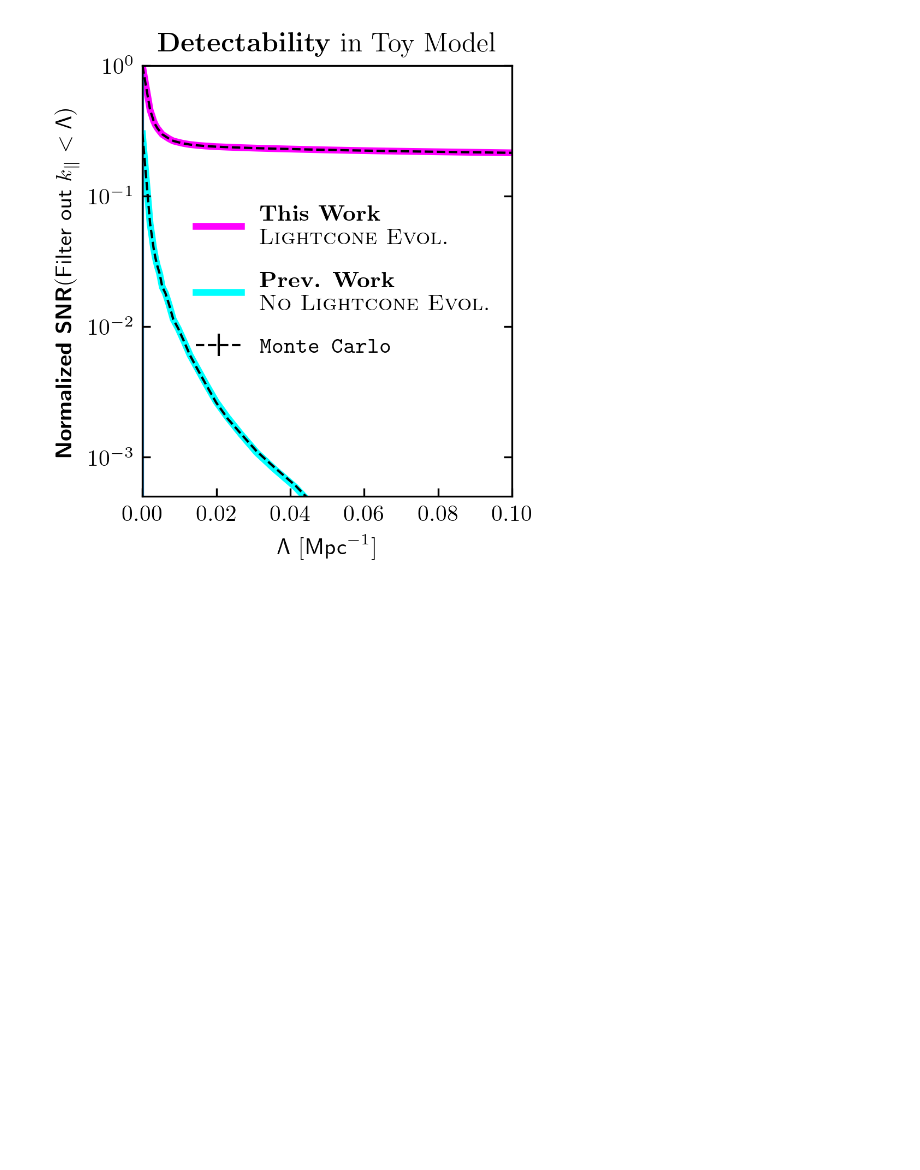
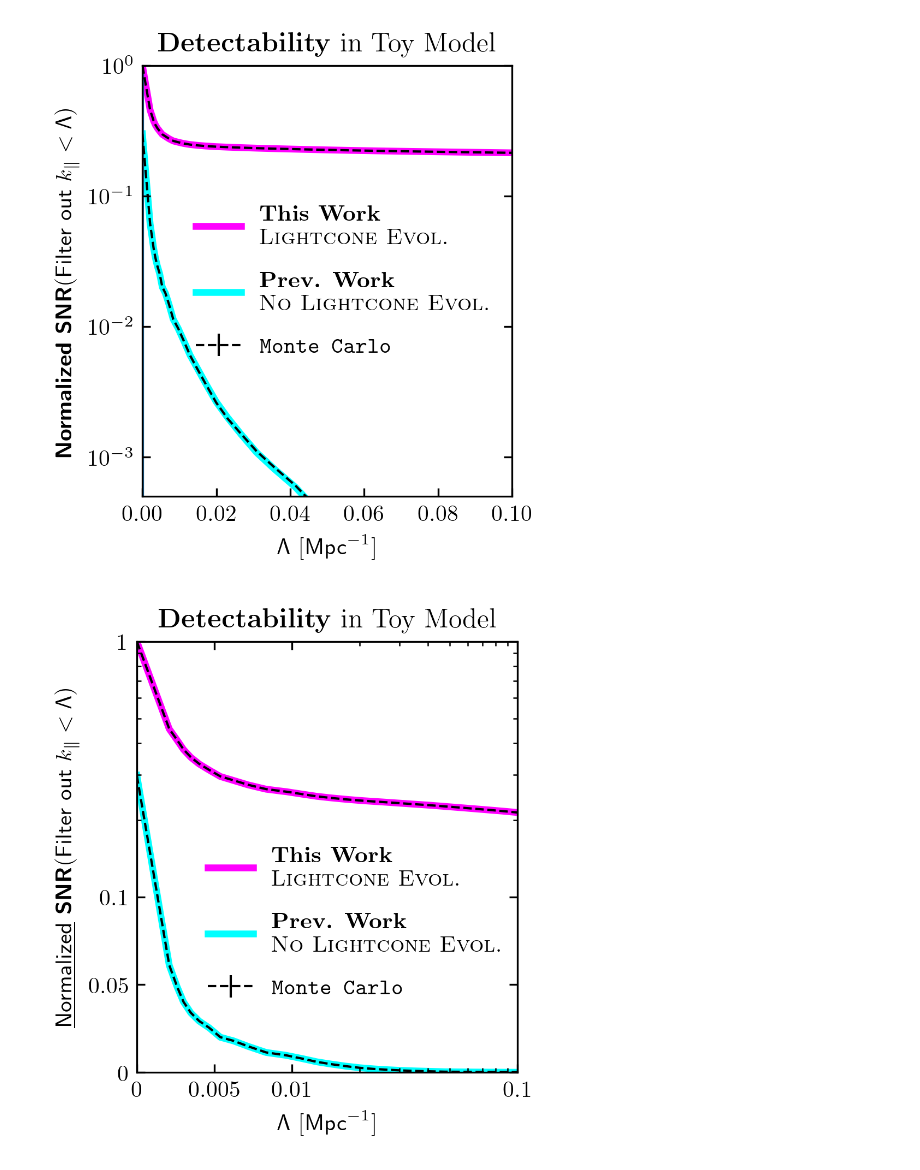
Before and after one commit to DelonShen/LIMxCMBL, a Jupyter notebook: 015.003.2025-05-09.toy-model-viz.ipynb, the cells around one changed output. Cells and saved outputs as stored; diff of their text form; code cells hidden in the pictures; blank space fills up the shorter version.

```diff
--- a/015.003.2025-05-09.toy-model-viz.ipynb
+++ b/015.003.2025-05-09.toy-model-viz.ipynb
@@ -496,3 +479,65 @@ axs[1].axvline()
 plt.savefig('figures/015.003_SNR.pdf',  bbox_inches = 'tight')
 # %% [output]
 [figure]
+# %%
+fig, ax = plt.subplots(nrows=1, ncols=1, sharex=True, figsize=(3,3.3), dpi=300)
+axs = [None, ax]
+
+# SNR2 Plot
+def _plot(x, y, **params):
+    axs[1].plot(x, np.sqrt(y/SNR2s['theoryLC'][0]), **params)
+
+_plot(k_bin_centers, SNR2s['theoryLC'], c=LC_k, lw=3, label=l1)
+_plot(k_bin_centers, SNR2s['theorynLC'], c=nLC_color, lw=nLC_lw, label=l2)
+
+for _type in ['LC', 'nLC']:
+    axs[1].errorbar(k_bin_centers, np.sqrt(SNR2s[_type]/SNR2s['theoryLC'][0]),
+                        yerr=np.sqrt(jnp.sqrt(SNR2s[_type+'_MSE'])/SNR2s['theoryLC'][0]),
+                        lw=1,
+                        ls='--', c=color[_type])
+
+
+axs[1].errorbar([0, 100], [100, 100], yerr=0, lw=1, c='k', ls='--', label=r'\texttt{Monte Carlo}')
+
+# axs[1].set_yscale('log')
+# axs[1].set_ylim(5e-4, 1e0)
+
+
+axs[1].set_ylabel(r'${\textsf{\underline{Normalized} \textbf{SNR}}(\textsf{Filter out }k_\parallel<{\sf \Lambda})}$')
+axs[1].set_xlabel(r'${\sf \Lambda}$ [${\sf Mpc}^{-1}$]')
+
+for ax in [axs[-1]]:
+    ax.set_xscale('symlog', linthresh=1e-2, linscale=1/1.618,)
+    ax.set_xlim(0, .1)
+#     ax.set_xscale('log')
+#     ax.set_xlim(None, .1)
+
+
+    ax.set_yscale('symlog', linthresh=1e-1, linscale=1/1.618,)
+    ax.set_ylim(0, 1e0)
+
+    ax.tick_params(axis='x', which='major', bottom=True, top=True)
+    ax.tick_params(axis='x', which='minor', bottom=True, top=True)
+    ax.xaxis.get_minor_locator().set_params(subs=[2, 3, 4, 5, 6, 7, 8, 9])
+    ax.xaxis.set_zorder(3)
+
+    ax.tick_params(axis='y', which='major', right=True, left=True)
+    ax.tick_params(axis='y', which='minor', left=True, right=True)
+    ax.yaxis.get_minor_locator().set_params(subs=[2, 3, 4, 5, 6, 7, 8, 9])
+    ax.yaxis.set_zorder(3)
+
+ax.set_xticks([0, 5e-3, 1e-2, 1e-1], labels=[0,r'${\scriptscriptstyle {10^{-2}}/{2}}$',r'$10^{-2}$', r'$10^{-1}$'])
+
+ax.set_xticks([0, 5e-3, 1e-2, 1e-1], labels=[0,0.005,0.01, 0.1])
+ax.set_yticks([0, 1e-1/2, 1e-1, 1e0], labels=[0,r'${ 0.05}$',r'$0.1$', r'$1$'])
+
+
+
+
+# axs[1].legend(frameon=False, loc=(0.1625, 0.3), labelspacing=1)
+axs[1].legend(frameon=False, labelspacing=1, loc=(0.1625, 0.15))
+
+axs[1].set_title(r'\textbf{Detectability} in Toy Model')
+plt.savefig('figures/015.003_SNR.pdf',  bbox_inches = 'tight')
+# %% [output]
+[figure, added]
```
Also changed, not shown: parts of 2 cells of this notebook, 3 other files.
